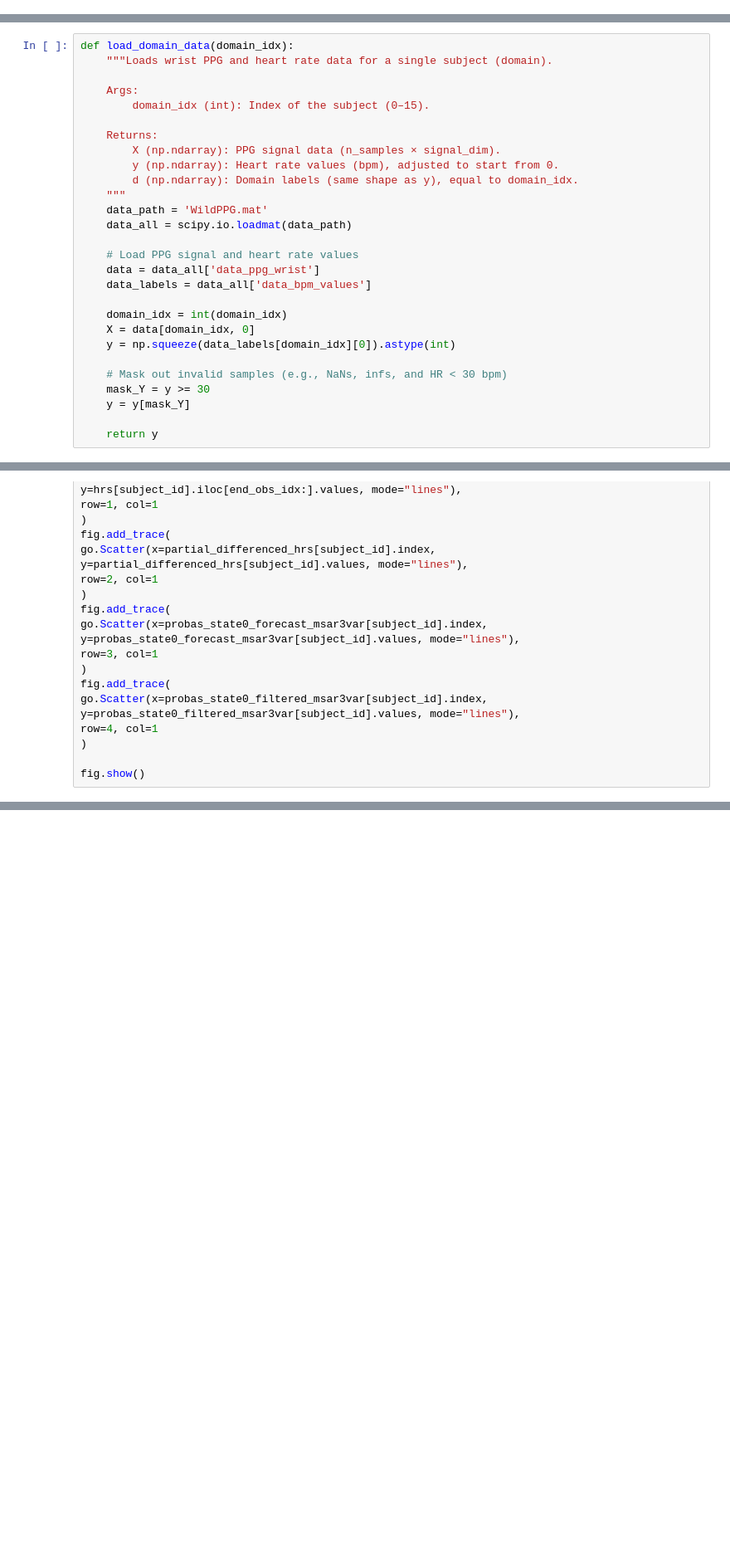
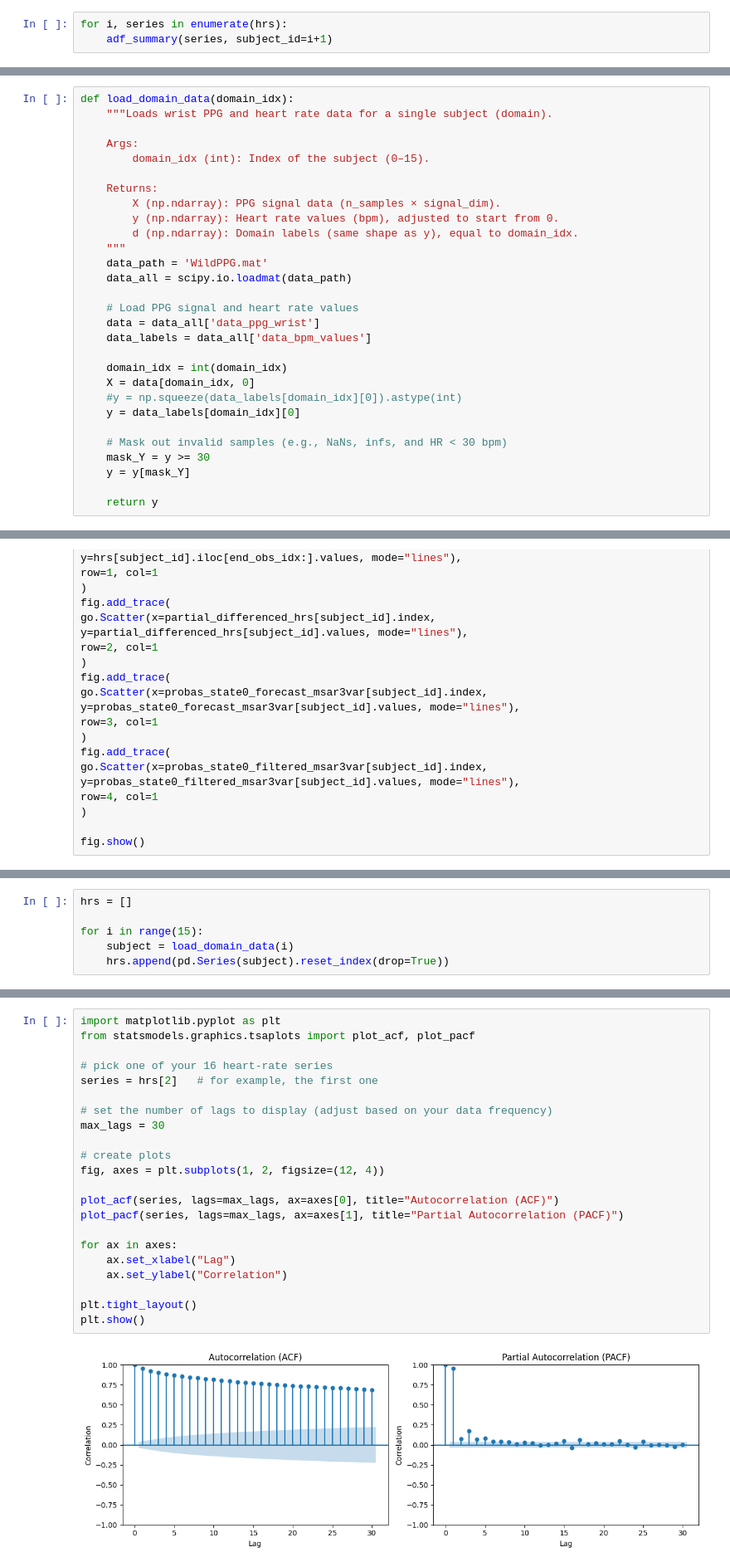
Before and after one commit to aachotian/Heart-Rate-Forecasting, a Jupyter notebook: notebook.ipynb, the cells around one changed output, grey strips where cells are left out. Shown at 83% size. Saved outputs shown, nothing was run; the diff lists cells and outputs as text; blank space fills up the shorter version.

Commit message:
acf/pacf plots code added

```diff
--- a/notebook.ipynb
+++ b/notebook.ipynb
@@ -971,3 +972,6 @@ df
 | subject13 | 1.476316 | 1.946790 | 1.765432 | 2.362428 |
 | subject14 | 2.284724 | 3.443706 | 2.359640 | 3.303492 |
 | subject15 | 1.084678 | 1.511576 | 1.280804 | 1.745851 |
+# %%
+for i, series in enumerate(hrs):
+    adf_summary(series, subject_id=i+1)
@@ -1277,7 +1299,8 @@ def load_domain_data(domain_idx):
 
     domain_idx = int(domain_idx)
     X = data[domain_idx, 0]
-    y = np.squeeze(data_labels[domain_idx][0]).astype(int)
+    #y = np.squeeze(data_labels[domain_idx][0]).astype(int)
+    y = data_labels[domain_idx][0]
 
     # Mask out invalid samples (e.g., NaNs, infs, and HR < 30 bpm)
     mask_Y = y >= 30
@@ -1674,0 +1726,6 @@ fig.show()
+# %%
+hrs = []
+
+for i in range(15):
+    subject = load_domain_data(i)
+    hrs.append(pd.Series(subject).reset_index(drop=True))
@@ -1674,0 +1747,24 @@ fig.show()
+# %%
+import matplotlib.pyplot as plt
+from statsmodels.graphics.tsaplots import plot_acf, plot_pacf
+
+# pick one of your 16 heart-rate series
+series = hrs[2]   # for example, the first one
+
+# set the number of lags to display (adjust based on your data frequency)
+max_lags = 30
+
+# create plots
+fig, axes = plt.subplots(1, 2, figsize=(12, 4))
+
+plot_acf(series, lags=max_lags, ax=axes[0], title="Autocorrelation (ACF)")
+plot_pacf(series, lags=max_lags, ax=axes[1], title="Partial Autocorrelation (PACF)")
+
+for ax in axes:
+    ax.set_xlabel("Lag")
+    ax.set_ylabel("Correlation")
+
+plt.tight_layout()
+plt.show()
+# %% [output]
+[figure, added]
```
Also changed, not shown: parts of 17 cells of this notebook.
